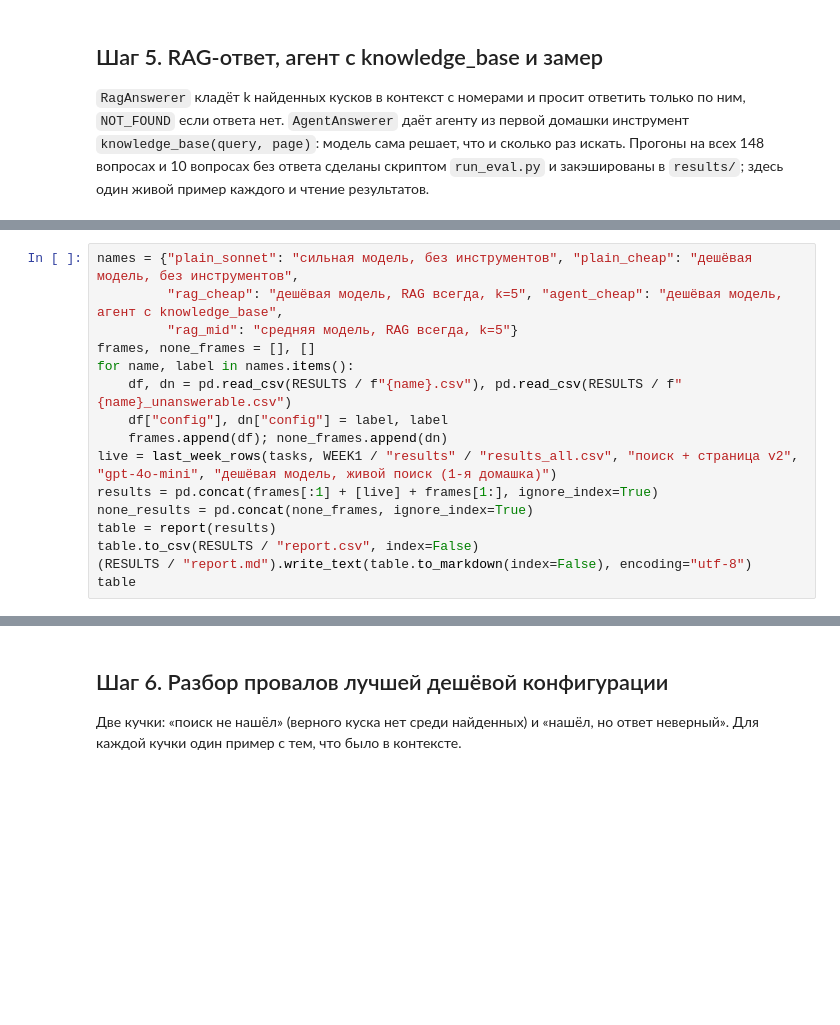
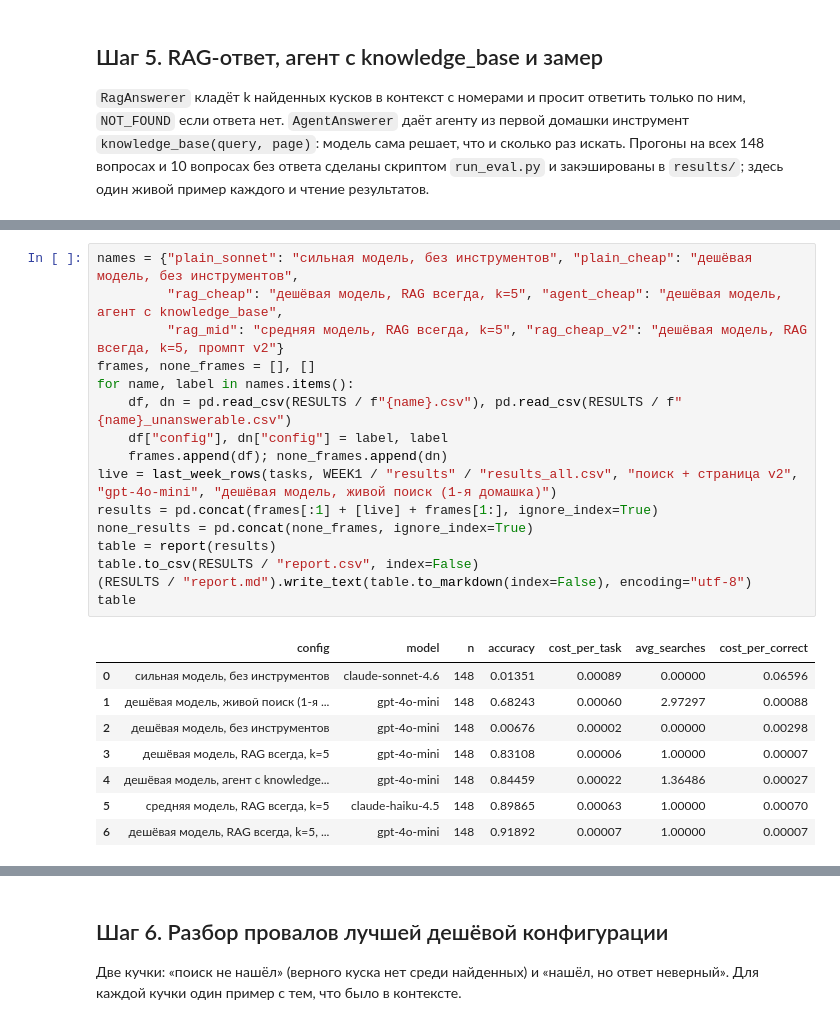
Before and after one commit to noobmaster-ru/ai_agents_pro_postupashki_2026, a Jupyter notebook: 2_week_memory-embed-rag/homework02.ipynb, the cells around one changed output, grey strips where cells are left out. Cells and saved outputs as stored; diff of their text form; blank space fills up the shorter version.

```diff
--- a/2_week_memory-embed-rag/homework02.ipynb
+++ b/2_week_memory-embed-rag/homework02.ipynb
@@ -125,19 +224,28 @@ print(final_answer(out["answer"]), "| эталон:", tasks[3]["answer"], "| о
 # %%
 names = {"plain_sonnet": "сильная модель, без инструментов", "plain_cheap": "дешёвая модель, без инструментов",
          "rag_cheap": "дешёвая модель, RAG всегда, k=5", "agent_cheap": "дешёвая модель, агент с knowledge_base",
-         "rag_mid": "средняя модель, RAG всегда, k=5"}
+         "rag_mid": "средняя модель, RAG всегда, k=5", "rag_cheap_v2": "дешёвая модель, RAG всегда, k=5, промпт v2"}
 frames, none_frames = [], []
 for name, label in names.items():
     df, dn = pd.read_csv(RESULTS / f"{name}.csv"), pd.read_csv(RESULTS / f"{name}_unanswerable.csv")
     df["config"], dn["config"] = label, label
     frames.append(df); none_frames.append(dn)
 live = last_week_rows(tasks, WEEK1 / "results" / "results_all.csv", "поиск + страница v2", "gpt-4o-mini", "дешёвая модель, живой поиск (1-я домашка)")
 results = pd.concat(frames[:1] + [live] + frames[1:], ignore_index=True)
 none_results = pd.concat(none_frames, ignore_index=True)
 table = report(results)
 table.to_csv(RESULTS / "report.csv", index=False)
 (RESULTS / "report.md").write_text(table.to_markdown(index=False), encoding="utf-8")
 table
+# %% [output]
+|  | config | model | n | accuracy | cost_per_task | avg_searches | cost_per_correct |
+| 0 | сильная модель, без инструментов | claude-sonnet-4.6 | 148 | 0.01351 | 0.00089 | 0.00000 | 0.06596 |
+| 1 | дешёвая модель, живой поиск (1-я ... | gpt-4o-mini | 148 | 0.68243 | 0.00060 | 2.97297 | 0.00088 |
+| 2 | дешёвая модель, без инструментов | gpt-4o-mini | 148 | 0.00676 | 0.00002 | 0.00000 | 0.00298 |
+| 3 | дешёвая модель, RAG всегда, k=5 | gpt-4o-mini | 148 | 0.83108 | 0.00006 | 1.00000 | 0.00007 |
+| 4 | дешёвая модель, агент с knowledge... | gpt-4o-mini | 148 | 0.84459 | 0.00022 | 1.36486 | 0.00027 |
+| 5 | средняя модель, RAG всегда, k=5 | claude-haiku-4.5 | 148 | 0.89865 | 0.00063 | 1.00000 | 0.00070 |
+| 6 | дешёвая модель, RAG всегда, k=5, ... | gpt-4o-mini | 148 | 0.91892 | 0.00007 | 1.00000 | 0.00007 |
 # %%
 last_week = float(live["correct"].mean())
 money_chart(table, IMG / "money.png", baseline=(f"прошлая неделя, агент с живым поиском по Википедии: {last_week:.0%}", last_week));
```
Also changed, not shown: parts of 23 cells of this notebook, 30 other files.
